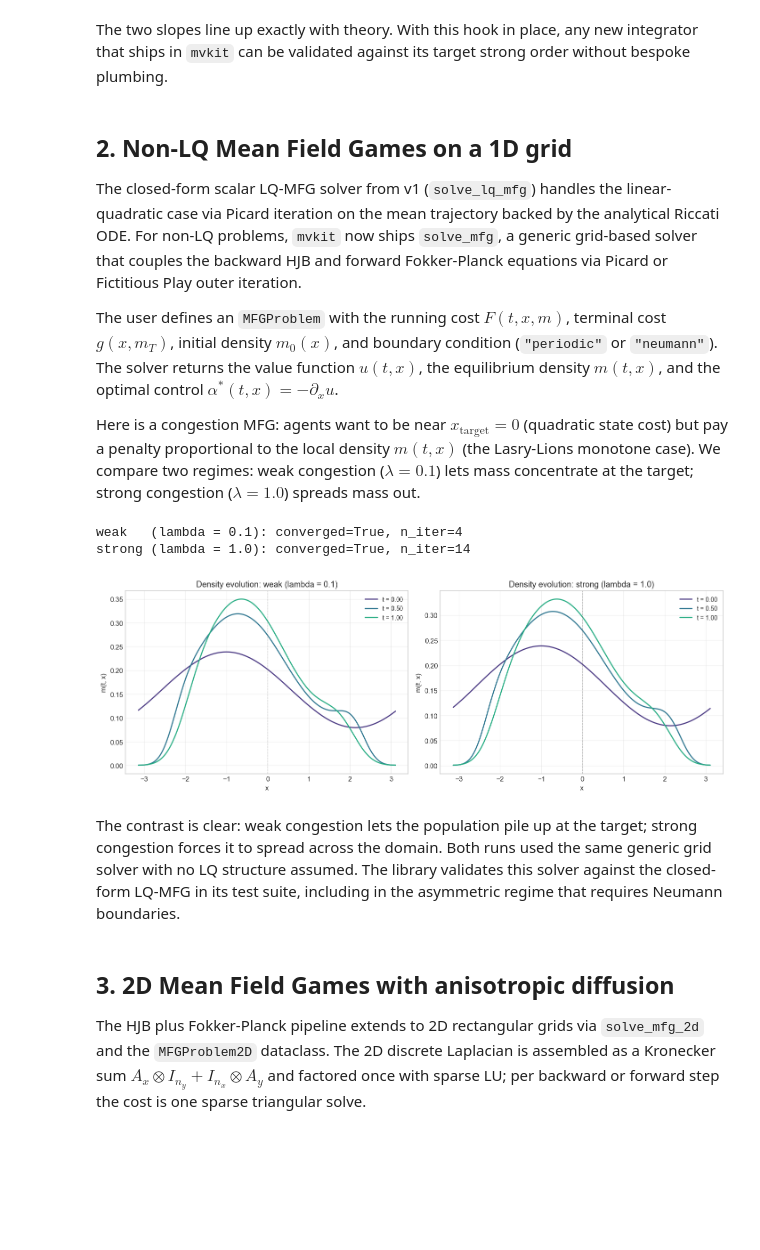
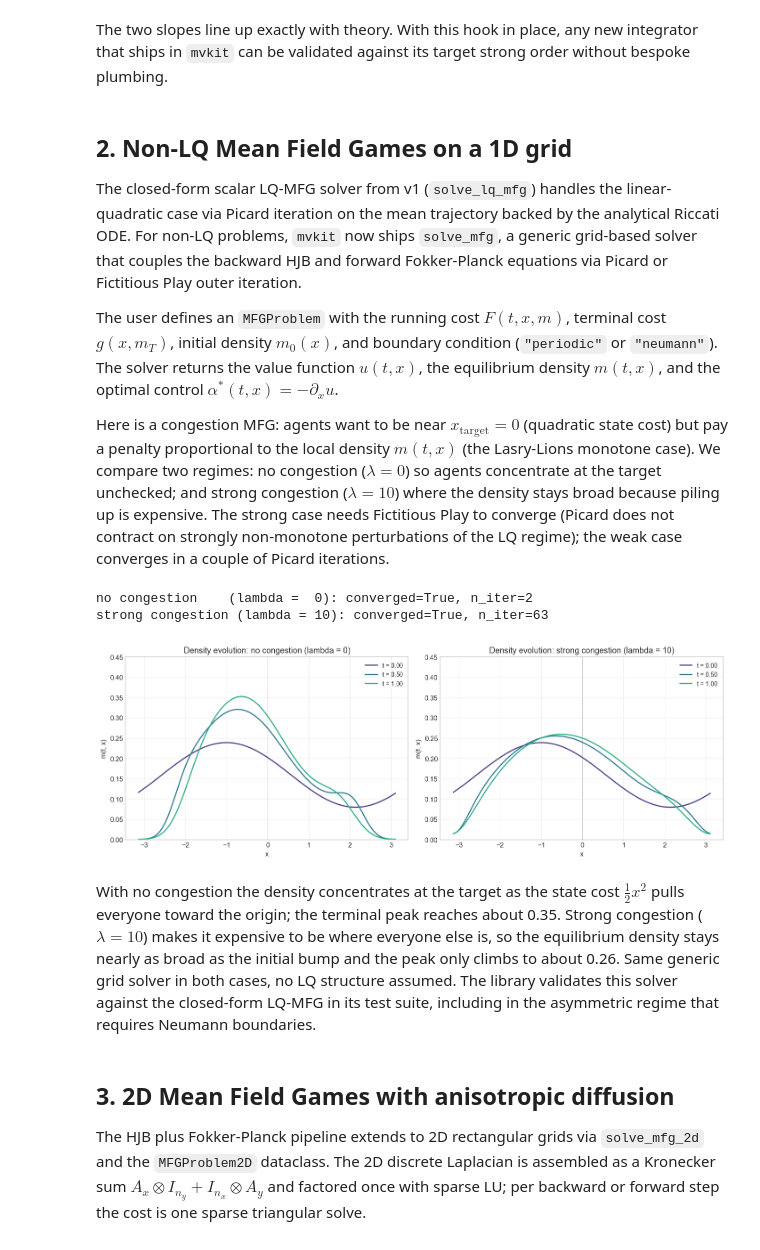
Before and after one commit to TriGo06/MVKit, a Jupyter notebook: notebooks/mvkit_tour_v2.ipynb, the cells around one changed output. Saved outputs shown, nothing was run; the diff lists cells and outputs as text; code cells hidden in the pictures; blank space fills up the shorter version.

Commit message:
fix(notebook): show real contrast in 1D non-LQ MFG section
The weak vs strong cases in the original v2 commit (lambda = 0.1 vs
1.0) were both dominated by the state cost 0.5 x^2 ~ 5, with
congestion lambda * m maxing out around 0.4 even for 'strong'.
Result: the two density-evolution panels looked nearly identical.

Bumped the contrast: no congestion (lambda = 0) vs strong congestion
(lambda = 10). The latter is non-monotone enough that Picard does
not contract; switched it to Fictitious Play with damping_burn_in=10,
which converges in ~60 outer iterations. Both panels now share a
common y-axis so the difference is visually clear: no congestion
gives a sharply concentrated terminal density (peak ~0.35), strong
congestion stays nearly as broad as the initial bump (peak ~0.26).

Markdown text updated to describe the regimes accurately.

```diff
--- a/notebooks/mvkit_tour_v2.ipynb
+++ b/notebooks/mvkit_tour_v2.ipynb
@@ -136,8 +136,12 @@ control $\alpha^*(t, x) = -\partial_x u$.
 Here is a congestion MFG: agents want to be near $x_\mathrm{target} = 0$
 (quadratic state cost) but pay a penalty proportional to the local
 density $m(t, x)$ (the Lasry-Lions monotone case). We compare two
-regimes: weak congestion ($\lambda = 0.1$) lets mass concentrate at
-the target; strong congestion ($\lambda = 1.0$) spreads mass out.
+regimes: no congestion ($\lambda = 0$) so agents concentrate at the
+target unchecked; and strong congestion ($\lambda = 10$) where the
+density stays broad because piling up is expensive. The strong
+case needs Fictitious Play to converge (Picard does not contract on
+strongly non-monotone perturbations of the LQ regime); the weak
+case converges in a couple of Picard iterations.
 # %%
 from mvkit.mfg import MFGProblem, solve_mfg
 
@@ -156,59 +160,74 @@ def make_running_cost(lam):
 
 def terminal_cost_1d(x, m):
     return np.zeros_like(x)
 
-def solve_case(lam):
-    problem = MFGProblem(
-        sigma=sigma_mfg, T=1.0, domain=(a_dom, b_dom), n_x=n_x_mfg,
-        initial_density=initial_density_1d,
-        running_cost=make_running_cost(lam),
-        terminal_cost=terminal_cost_1d,
-        boundary="periodic",
-    )
-    return solve_mfg(problem, n_t=100, method="picard",
-                     tol=1e-5, n_iterations_max=80)
+problem_weak = MFGProblem(
+    sigma=sigma_mfg, T=1.0, domain=(a_dom, b_dom), n_x=n_x_mfg,
+    initial_density=initial_density_1d,
+    running_cost=make_running_cost(0.0),
+    terminal_cost=terminal_cost_1d,
+    boundary="periodic",
+)
+sol_weak = solve_mfg(
+    problem_weak, n_t=100, method="picard",
+    tol=1e-5, n_iterations_max=80,
+)
 
-sol_weak = solve_case(0.1)
-sol_strong = solve_case(1.0)
+problem_strong = MFGProblem(
+    sigma=sigma_mfg, T=1.0, domain=(a_dom, b_dom), n_x=n_x_mfg,
+    initial_density=initial_density_1d,
+    running_cost=make_running_cost(10.0),
+    terminal_cost=terminal_cost_1d,
+    boundary="periodic",
+)
+sol_strong = solve_mfg(
+    problem_strong, n_t=100, method="fictitious_play",
+    tol=1e-5, n_iterations_max=200, damping_burn_in=10,
+)
 
-print(f"weak   (lambda = 0.1): converged={sol_weak.converged}, "
+print(f"no congestion    (lambda =  0): converged={sol_weak.converged}, "
       f"n_iter={sol_weak.n_iterations}")
-print(f"strong (lambda = 1.0): converged={sol_strong.converged}, "
+print(f"strong congestion (lambda = 10): converged={sol_strong.converged}, "
       f"n_iter={sol_strong.n_iterations}")
 
 slice_indices = [0, 50, 100]
 fig, axes = plt.subplots(1, 2, figsize=(13, 4.6))
+ymax = 0.45
 for j, (sol, label) in enumerate([
-    (sol_weak, "weak (lambda = 0.1)"),
-    (sol_strong, "strong (lambda = 1.0)"),
+    (sol_weak, "no congestion (lambda = 0)"),
+    (sol_strong, "strong congestion (lambda = 10)"),
 ]):
     ax = axes[j]
     for k, idx in enumerate(slice_indices):
         ax.plot(
             sol.x_grid, sol.m[idx],
             color=plt.cm.viridis(0.15 + 0.7 * k / len(slice_indices)),
             lw=1.6, label=f"t = {sol.t_grid[idx]:.2f}",
         )
     ax.axvline(0.0, color="gray", lw=0.8, ls="--", alpha=0.5)
     ax.set_xlabel("x")
     ax.set_ylabel("m(t, x)")
     ax.set_title(f"Density evolution: {label}")
+    ax.set_ylim(0, ymax)  # shared scale so the contrast is visible
     ax.legend(loc="upper right", fontsize=9)
     ax.grid(alpha=0.3)
 
 plt.tight_layout()
 plt.show()
 # %% [output]
-weak   (lambda = 0.1): converged=True, n_iter=4
-strong (lambda = 1.0): converged=True, n_iter=14
+no congestion    (lambda =  0): converged=True, n_iter=2
+strong congestion (lambda = 10): converged=True, n_iter=63
-[figure, old version]
+[figure, new version]
 # %% [markdown]
-The contrast is clear: weak congestion lets the population pile up at
-the target; strong congestion forces it to spread across the domain.
-Both runs used the same generic grid solver with no LQ structure
-assumed. The library validates this solver against the closed-form
-LQ-MFG in its test suite, including in the asymmetric regime that
-requires Neumann boundaries.
+With no congestion the density concentrates at the target as the
+state cost $\tfrac{1}{2} x^2$ pulls everyone toward the origin; the
+terminal peak reaches about 0.35. Strong congestion ($\lambda = 10$)
+makes it expensive to be where everyone else is, so the equilibrium
+density stays nearly as broad as the initial bump and the peak only
+climbs to about 0.26. Same generic grid solver in both cases, no LQ
+structure assumed. The library validates this solver against the
+closed-form LQ-MFG in its test suite, including in the asymmetric
+regime that requires Neumann boundaries.
 # %% [markdown]
 ## 3. 2D Mean Field Games with anisotropic diffusion
 
```
